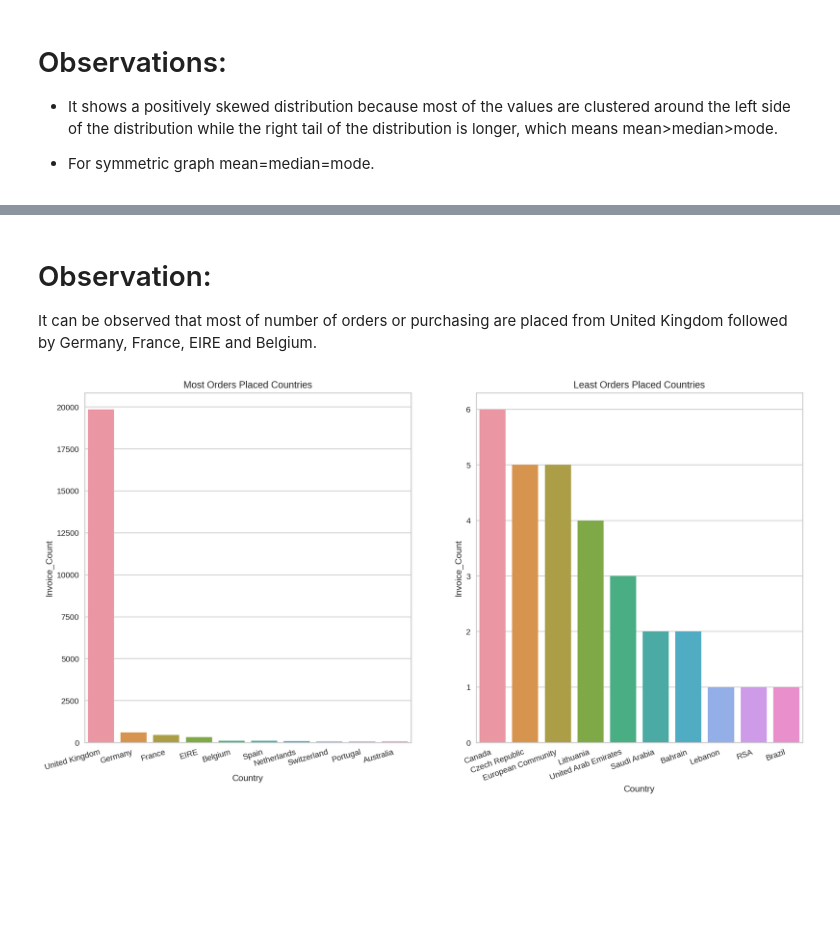
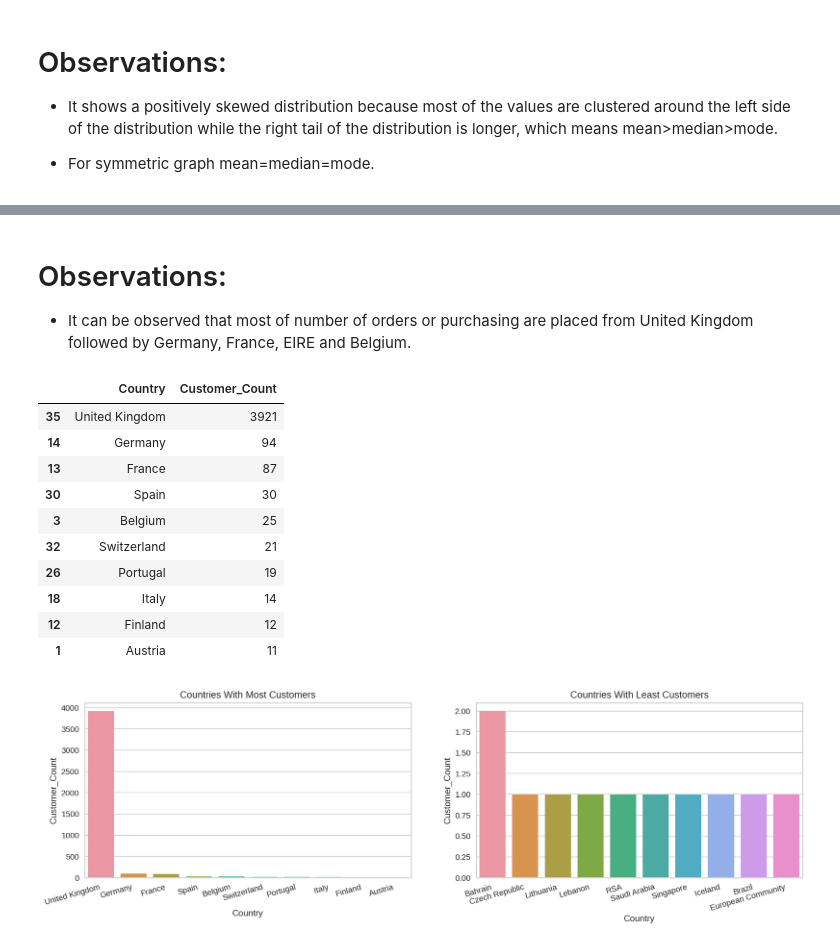
Before and after one commit to saptaksubhra/Unsupervised-ML---Online-Retail-Customer-Segmentation, a Jupyter notebook: Unsupervised_ML_Project_Online_Retail_Customer_Segmentation_Final_Notebook.ipynb, the cells around one changed output, grey strips where cells are left out. Saved outputs shown, nothing was run; the diff lists cells and outputs as text; code cells hidden in the pictures; blank space fills up the shorter version.

```diff
--- a/Unsupervised_ML_Project_Online_Retail_Customer_Segmentation_Final_Notebook.ipynb
+++ b/Unsupervised_ML_Project_Online_Retail_Customer_Segmentation_Final_Notebook.ipynb
@@ -63,7 +63,7 @@ warnings.filterwarnings('ignore')
 
 # setting default parameters for the figure of the plots
 plt.rcParams["figure.figsize"] = (16,4)
-plt.rcParams["figure.dpi"] = 160
+plt.rcParams["figure.dpi"] = 150
 # %%
 # Mounting Google Drive to have the access of the dataset of online retail
 from google.colab import drive
@@ -90,6 +90,9 @@ df_OR
 | 541907 | 581587 | 23255 | CHILDRENS CUTLERY CIRCUS PARADE | 4 | 2011-12-09 12:50:00 | 4.15 | 12680.0 | France |
 | 541908 | 581587 | 22138 | BAKING SET 9 PIECE RETROSPOT | 3 | 2011-12-09 12:50:00 | 4.95 | 12680.0 | France |
 541909 rows × 8 columns
+# %%
+# Let's make a copy of the original dataset as per the standard practice.
+df_OR = df_OR.copy()
 # %%
 # Checking out top five rows
 df_OR.head()
@@ -384,19 +391,36 @@ country_inv.head()
 # %% [markdown]
-# Observation:
+# Observations:
 
-It can be observed that most of number of orders or purchasing are placed from United Kingdom followed by Germany, France, EIRE and Belgium.
+* It can be observed that most of number of orders or purchasing are placed from United Kingdom followed by Germany, France, EIRE and Belgium.
+# %%
+# Let's see those countries from where most of the customers are.
+country_cust = df_OR_C.groupby("Country").nunique()["CustomerID"].reset_index().sort_values("CustomerID",ascending=False)
+country_cust.rename(columns={'CustomerID': 'Customer_Count'}, inplace=True)
+country_cust.head(10)
+# %% [output]
+|  | Country | Customer_Count |
+| 35 | United Kingdom | 3921 |
+| 14 | Germany | 94 |
+| 13 | France | 87 |
+| 30 | Spain | 30 |
+| 3 | Belgium | 25 |
+| 32 | Switzerland | 21 |
+| 26 | Portugal | 19 |
+| 18 | Italy | 14 |
+| 12 | Finland | 12 |
+| 1 | Austria | 11 |
 # %%
-# Visualizing top and bottom 10 countries on the basis of total invoices
-plt.figure(figsize=(16,8))
+# Visualizstion of top and bottom 10 countries on the basis of total customers
+plt.figure(figsize=(16,4))
 plt.subplot(1,2,1)
 plt.xticks(rotation=16,ha='right')
-plt.title("Most Orders Placed Countries")
-sns.barplot(data=country_inv.head(10),x="Country",y="Invoice_Count")
+plt.title("Countries With Most Customers")
+sns.barplot(data=country_cust.head(10),x="Country",y="Customer_Count")
 
 plt.subplot(1,2,2)
-plt.xticks(rotation=20,ha='right')
-plt.title("Least Orders Placed Countries")
-sns.barplot(data=country_inv.tail(10),x="Country",y="Invoice_Count")
+plt.xticks(rotation=16,ha='right')
+plt.title("Countries With Least Customers")
+sns.barplot(data=country_cust.tail(10),x="Country",y="Customer_Count")
 plt.show()
 # %% [output]
-[figure, old version]
+[figure, new version]
```
Also changed, not shown: parts of 36 cells of this notebook.
